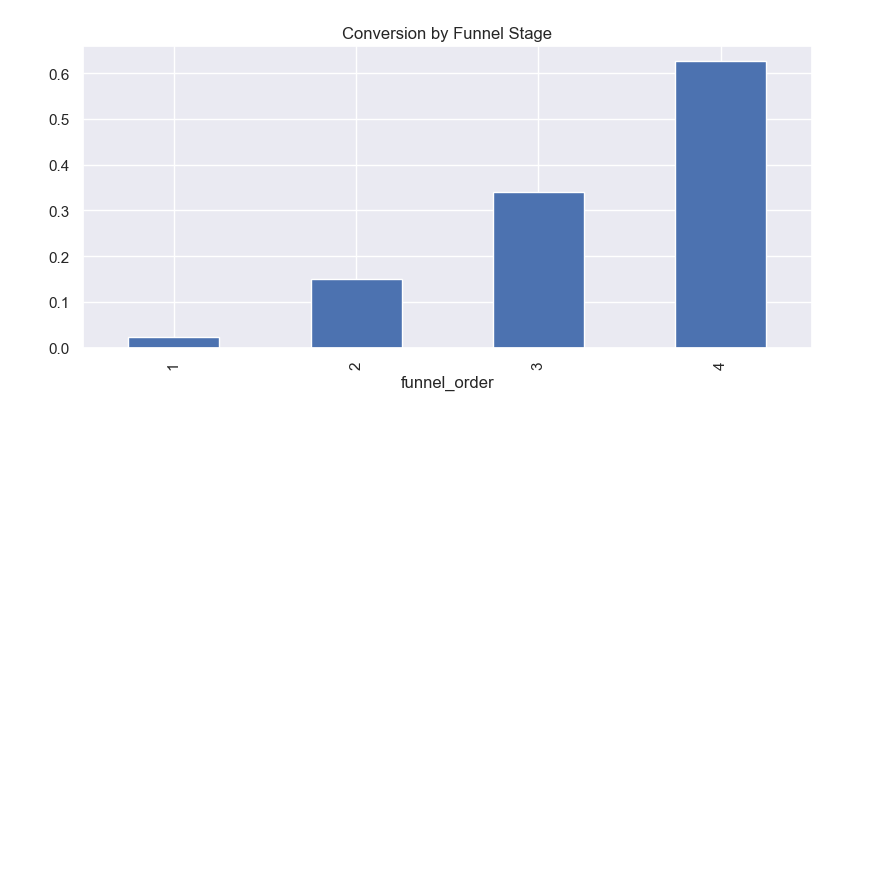
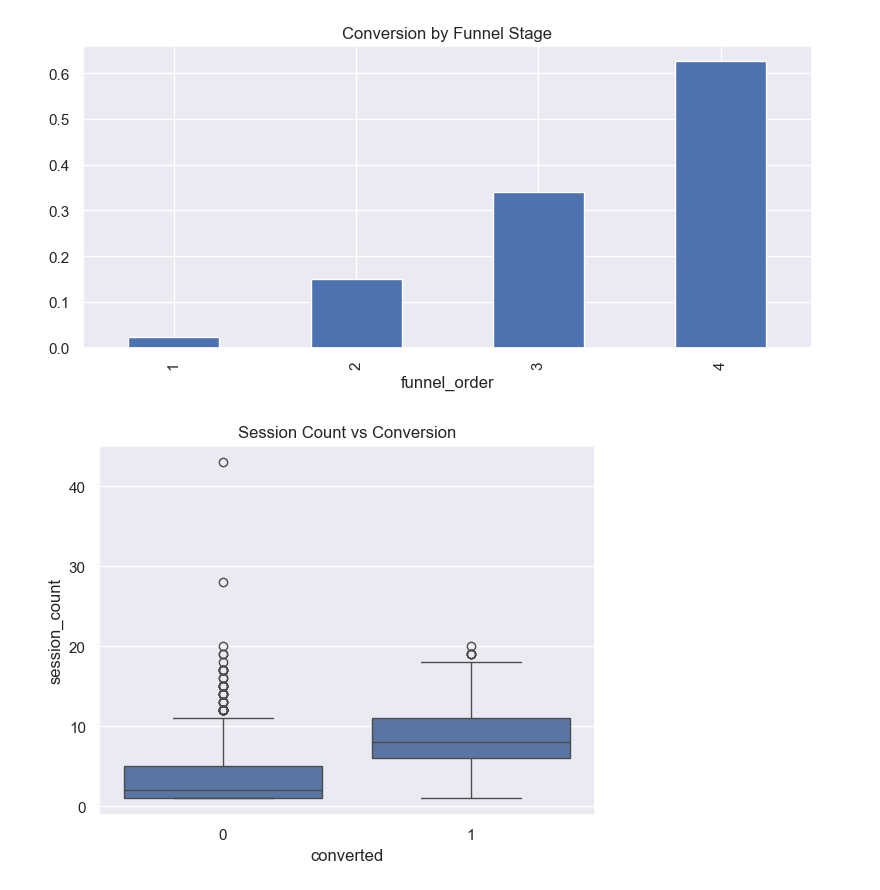
Before and after one commit to vikasmaurya9769/vikas-maurya-AIML-Assessment, a Jupyter notebook: notebooks/EDA.ipynb, the cells around one changed output. Saved outputs shown, nothing was run; the diff lists cells and outputs as text; code cells hidden in the pictures; blank space fills up the shorter version.

```diff
--- a/notebooks/EDA.ipynb
+++ b/notebooks/EDA.ipynb
@@ -459,3 +459,39 @@ plt.savefig(
 plt.show()
 # %% [output]
 [figure]
+# %%
+sessions = (
+    interactions
+    .groupby("lead_id")
+    .agg(
+        session_count=(
+            "session_id",
+            "nunique"
+        )
+    )
+    .reset_index()
+)
+
+merged = leads.merge(
+    sessions,
+    on="lead_id",
+    how="left"
+)
+
+sns.boxplot(
+    x="converted",
+    y="session_count",
+    data=merged
+)
+
+plt.title(
+    "Session Count vs Conversion"
+)
+
+plt.savefig(
+    "../outputs/session_behavior.png"
+)
+
+plt.show()
+# %% [output]
+[figure, added]
```
Also changed, not shown: parts of 2 cells of this notebook, 3 other files.
